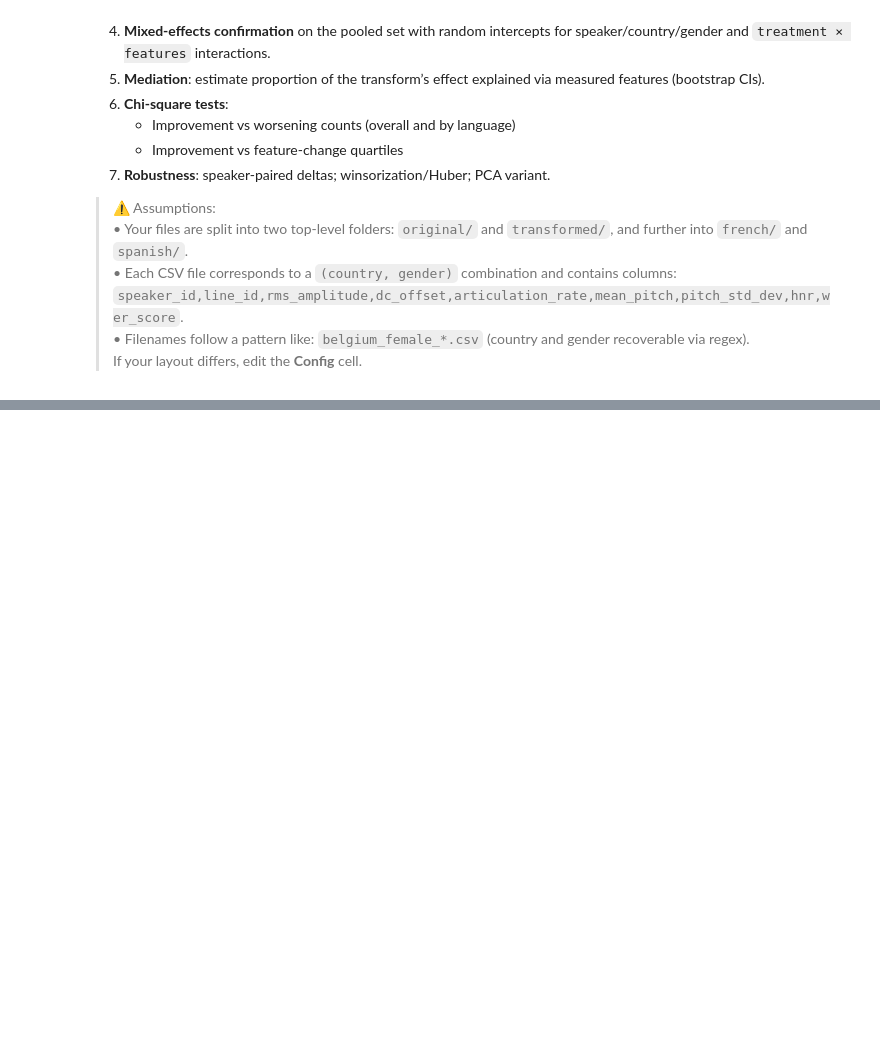
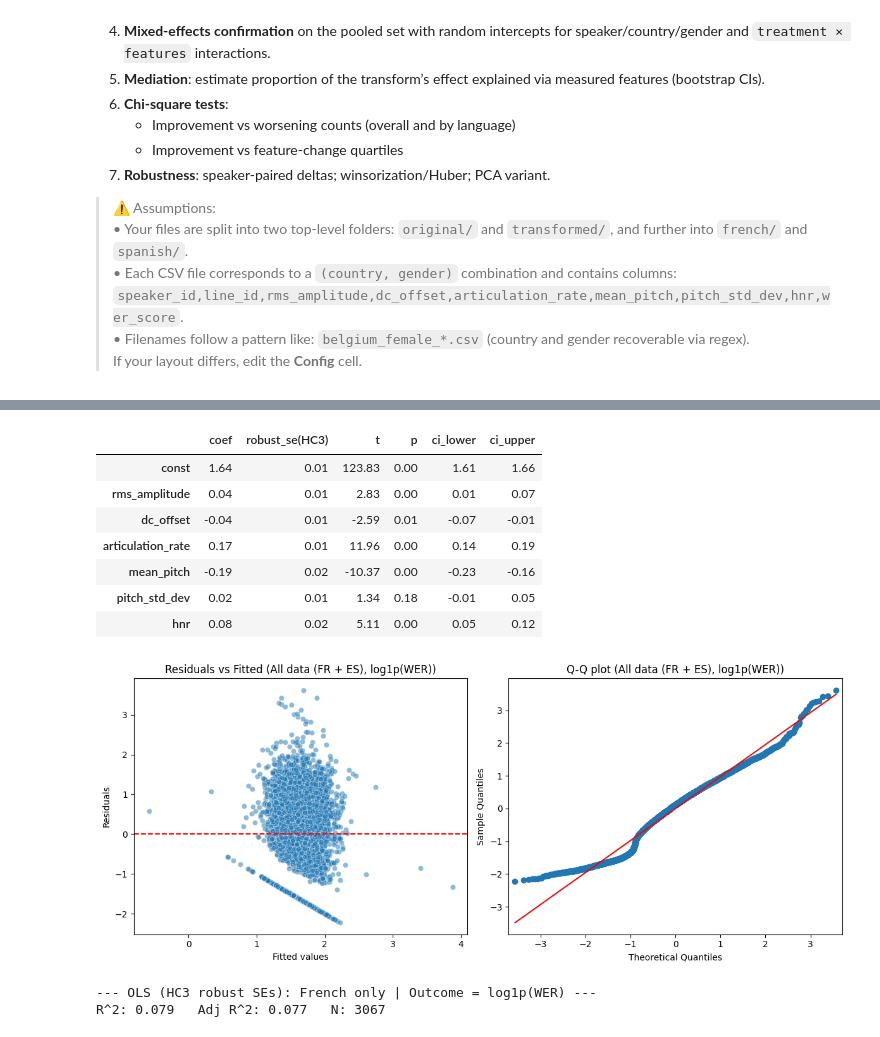
Before and after one commit to dianesarkis1/ASR-Analysis, a Jupyter notebook: inference_analysis.ipynb, the cells around one changed output, grey strips where cells are left out. Saved outputs shown, nothing was run; the diff lists cells and outputs as text; code cells hidden in the pictures; blank space fills up the shorter version.

```diff
--- a/inference_analysis.ipynb
+++ b/inference_analysis.ipynb
@@ -188,0 +510,69 @@ for language, d in all_results.items():
+# %%
+# === OLS with HC3 robust SEs, outcome = log1p(WER) ===
+import statsmodels.api as sm
+import pandas as pd
+import numpy as np
+import matplotlib.pyplot as plt
+import seaborn as sns
+
+def run_ols_hc3_logwer(df, label, features=FEATURES, outcome=OUTCOME):
+    df = df.dropna(subset=features + [outcome]).copy()
+    # log-transform outcome
+    df["log1p_wer"] = np.log1p(df[outcome])
+    # z-score predictors within this subset
+    X = df[features]
+    X = (X - X.mean()) / X.std(ddof=0)
+    X = sm.add_constant(X)
+    y = df["log1p_wer"]
+
+    model = sm.OLS(y, X).fit(cov_type="HC3")  # robust SEs
+    # Build a tidy summary table
+    params = model.params.round(2)
+    ses    = model.bse.round(2)
+    tvals  = model.tvalues.round(2)
+    pvals  = model.pvalues.round(2)
+    ci     = model.conf_int(alpha=0.05).round(2)
+
+    out = pd.DataFrame({
+        "coef": params,
+        "robust_se(HC3)": ses,
+        "t": tvals,
+        "p": pvals,
+        "ci_lower": ci[0],
+        "ci_upper": ci[1],
+    })
+    print(f"\n--- OLS (HC3 robust SEs): {label} | Outcome = log1p(WER) ---")
+    print(f"R^2: {model.rsquared:.3f}   Adj R^2: {model.rsquared_adj:.3f}   N: {int(model.nobs)}")
+    display(out)
+
+    # Residual diagnostics
+    fitted = model.fittedvalues
+    residuals = model.resid
+
+    plt.figure(figsize=(12,5))
+    # Residuals vs Fitted
+    plt.subplot(1,2,1)
+    sns.scatterplot(x=fitted, y=residuals, alpha=0.5)
+    plt.axhline(0, color='red', linestyle='--')
+    plt.xlabel("Fitted values")
+    plt.ylabel("Residuals")
+    plt.title(f"Residuals vs Fitted ({label}, log1p(WER))")
+
+    # Q-Q Plot
+    plt.subplot(1,2,2)
+    sm.qqplot(residuals, line="s", ax=plt.gca())
+    plt.title(f"Q-Q plot ({label}, log1p(WER))")
+
+    plt.tight_layout()
+    plt.show()
+
+    return model, out
+
+# Pooled dataset after your 10% holdout split
+all_pooled = pd.concat([d["pooled"] for d in all_results.values()], ignore_index=True)
+
+# Run three regressions with log1p(WER)
+ols_all_log, tab_all_log       = run_ols_hc3_logwer(all_pooled, "All data (FR + ES)")
+ols_french_log, tab_fr_log     = run_ols_hc3_logwer(all_pooled.query("language=='french'"), "French only")
+ols_spanish_log, tab_es_log    = run_ols_hc3_logwer(all_pooled.query("language=='spanish'"), "Spanish only")
+# %% [output]
@@ -188,0 +581,11 @@ for language, d in all_results.items():
+|  | coef | robust_se(HC3) | t | p | ci_lower | ci_upper |
+| const | 1.64 | 0.01 | 123.83 | 0.00 | 1.61 | 1.66 |
+| rms_amplitude | 0.04 | 0.01 | 2.83 | 0.00 | 0.01 | 0.07 |
+| dc_offset | -0.04 | 0.01 | -2.59 | 0.01 | -0.07 | -0.01 |
+| articulation_rate | 0.17 | 0.01 | 11.96 | 0.00 | 0.14 | 0.19 |
+| mean_pitch | -0.19 | 0.02 | -10.37 | 0.00 | -0.23 | -0.16 |
+| pitch_std_dev | 0.02 | 0.01 | 1.34 | 0.18 | -0.01 | 0.05 |
+| hnr | 0.08 | 0.02 | 5.11 | 0.00 | 0.05 | 0.12 |
+[figure, added]
+--- OLS (HC3 robust SEs): French only | Outcome = log1p(WER) ---
+R^2: 0.079   Adj R^2: 0.077   N: 3067
```
Also changed, not shown: parts of 24 cells of this notebook.
